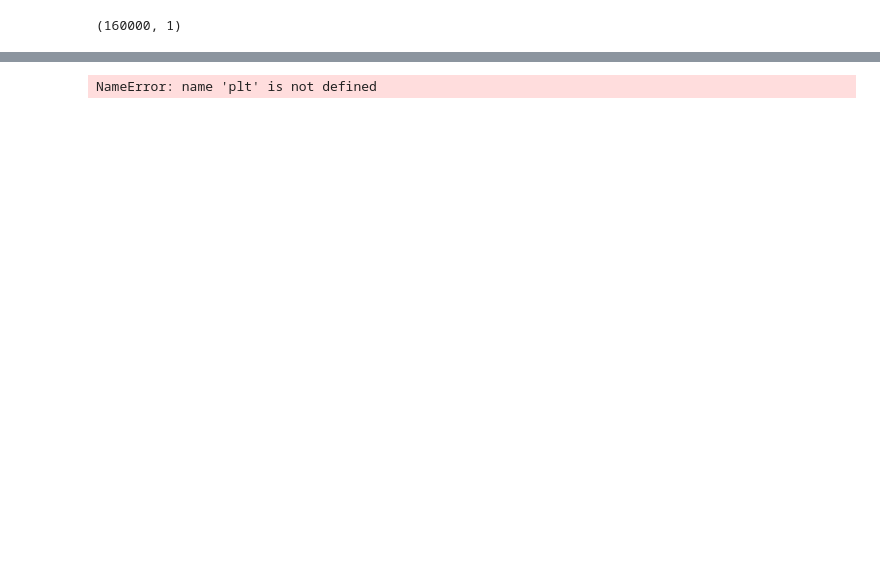
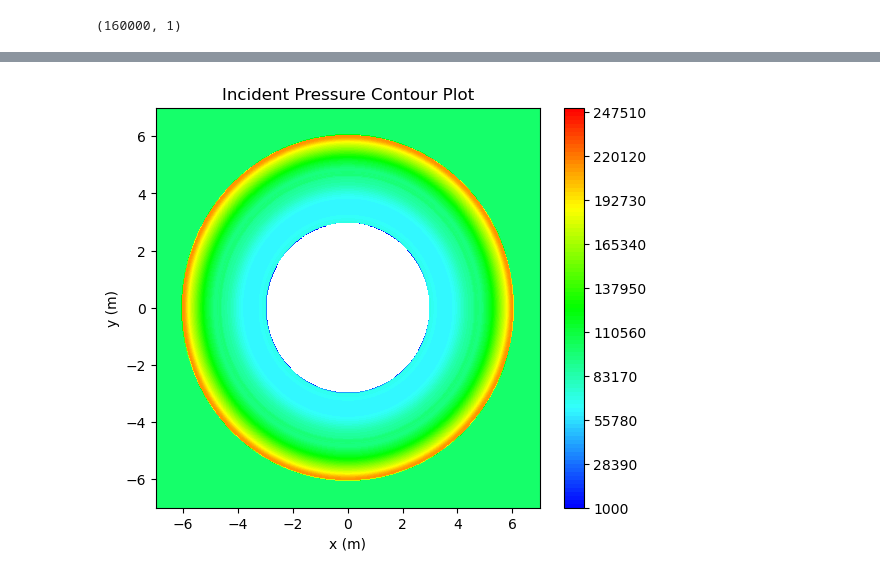
Before and after one commit to ChamodiWidanage/Pressure_history_2, a Jupyter notebook: Combined_Code_for_Contours.ipynb, the cells around one changed output, grey strips where cells are left out. Cells and saved outputs as stored; diff of their text form; code cells hidden in the pictures; blank space fills up the shorter version.

```diff
--- a/Combined_Code_for_Contours.ipynb
+++ b/Combined_Code_for_Contours.ipynb
@@ -30,10 +30,10 @@ sc5 = pickle.load(open('Pressure_profiles_codes_section_5_regression/scaler_ANN.
 ## Input details
 # %%
 charge_mass = 20
-time = 0.005
+time = 0.008
 atm_pressure = 101200
-domain_min = -10
-domain_max = 10
+domain_min = -7
+domain_max = 7
 mesh_size = 400
 if np.sqrt(domain_min**2 + domain_max**2) > 30:
     print ("out of trained range")
@@ -85,7 +85,7 @@ print ('0', d_s0.shape, '1', d_s1.shape, '2', d_s2.shape, '3',d_s3.shape, '4', d
 # %% [markdown]
 ## d_s0
 # %%
-c_p0 = np.repeat(100000, len(d_s0)).reshape(len(d_s0),1)
+c_p0 = np.repeat(0, len(d_s0)).reshape(len(d_s0),1)
 c_p0 = c_p0.flatten()
 print (c_p0.shape)
 # %% [output]
@@ -293,15 +430,19 @@ print (c_p5.shape)
 # %%
 d_s0 = d_s0.flatten()
-d_s1 = d_s1.flatten()
-d_s2 = d_s2.flatten()
-d_s3 = d_s3.flatten()
+d_s1_f = d_s1_f.flatten()
+d_s1_n = d_s1_n.flatten()
+d_s2_n = d_s2_n.flatten()
+#d_s2_f = d_s2_f.flatten()
+#d_s3 = d_s3.flatten()
 #d_s4 = d_s4.flatten()
 #d_s5 = d_s5.flatten()
-print (d_s0.shape, d_s1.shape, d_s2.shape, d_s3.shape)
+print (d_s0.shape, d_s1_f.shape, d_s1_n.shape, d_s2_n.shape)
 value_map = dict(zip(d_s0, c_p0))
-value_map.update(dict(zip(d_s1, c_p1)))
-value_map.update(dict(zip(d_s2, c_p2)))
-value_map.update(dict(zip(d_s3, c_p3)))
+value_map.update(dict(zip(d_s1_f, c_p1_f)))
+value_map.update(dict(zip(d_s1_n, c_p1_n)))
+#value_map.update(dict(zip(d_s2_f, c_p2_f)))
+value_map.update(dict(zip(d_s2_n, c_p2_n)))
+#value_map.update(dict(zip(d_s3, c_p3)))
 #value_map.update(dict(zip(d_s4, c_p4)))
 #value_map.update(dict(zip(d_s5, c_p5)))
 print (len(value_map))
@@ -364,33 +499,33 @@ cdict = {'red': ((0.0, 0.0, 0.0),
                  (0.5, 0.0, 0.0),
                  (0.75, 1.0, 1.0),
                  (1.0, 1.0, 1.0)),
         'green':((0.0, 0.0, 0.0),
                  (0.25, 1.0, 1.0),
                  (0.5, 1.0, 1.0),
                  (0.75, 1.0, 1.0),
                  (1.0, 0.0, 0.0)),
         'blue': ((0.0, 1.0, 1.0),
                  (0.25, 1.0, 1.0),
                  (0.5, 0.0, 0.0),
                  (0.75, 0.0, 0.0),
                  (1.0, 0.0, 0.0))}
 my_cmap = matplotlib.colors.LinearSegmentedColormap('my_colormap',cdict,256)
 
 #rng = np.random.default_rng()
 #points = rng.random((1000, 2))
 
 #c_p_interpolate = griddata(points, c_p, (X,Y), method = 'linear')
 
 fig = plt.figure(figsize=(6,5))
 left, bottom, width, height = 0.1, 0.1, 0.8, 0.8
 ax = fig.add_axes([left, bottom, width, height])
-levels = np.linspace(1000, 692000, 101)
-cp = plt.contourf(X, Y, c_p, levels= levels, cmap = my_cmap) # c_p_interpolate
+levels = np.linspace(1000, 250000, 101)
+cp = plt.contourf(X, Y, c_p,levels = levels, cmap = my_cmap) # c_p_interpolate
 plt.colorbar(cp)
 
 ax.set_title('Incident Pressure Contour Plot')
 ax.set_xlabel('x (m)')
 ax.set_ylabel('y (m)')
 plt.show()
 # %% [output]
-NameError: name 'plt' is not defined
+[figure, added]
```
Also changed, not shown: parts of 16 cells of this notebook, 3 other files.
